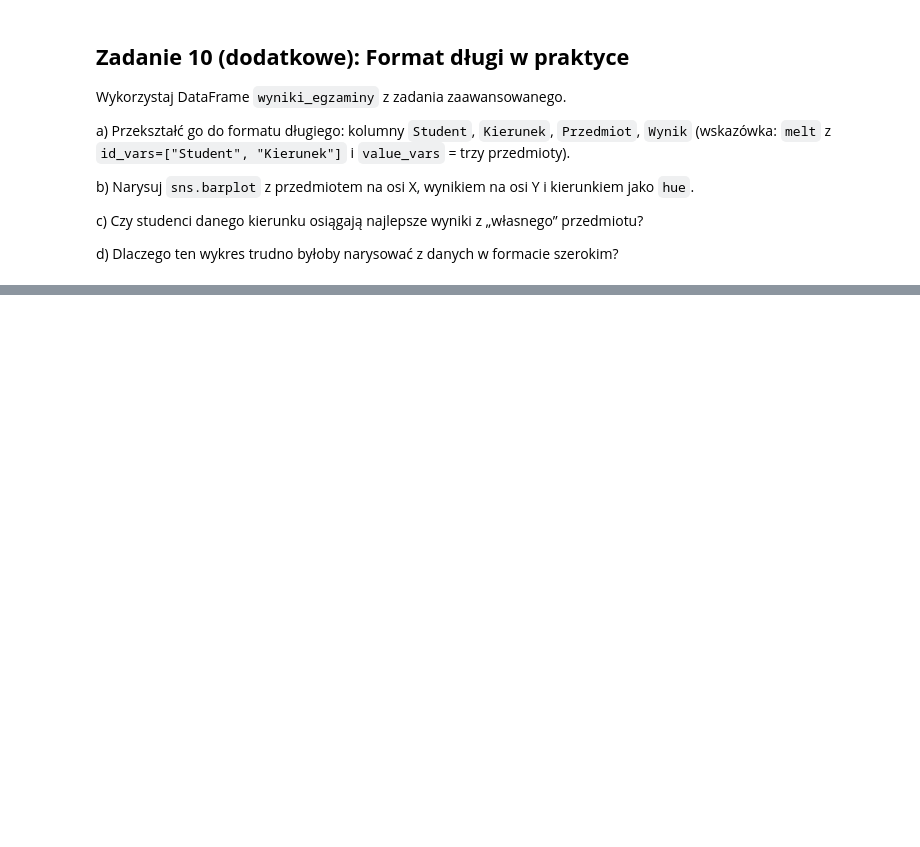
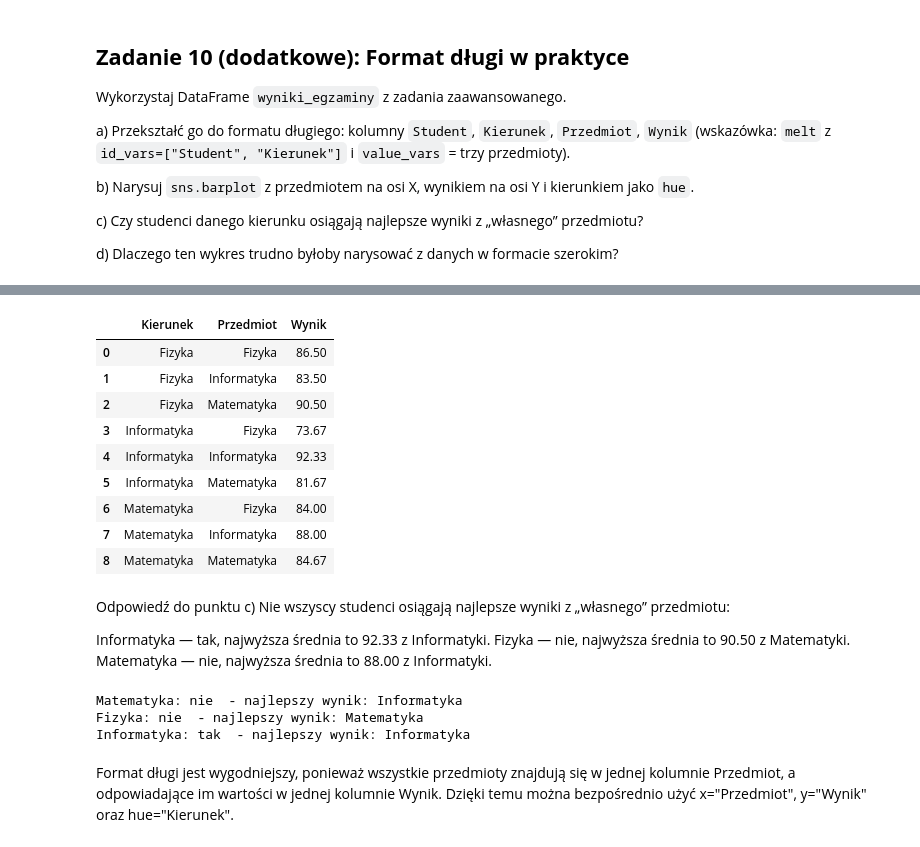
Before and after one commit to chudini-creator/Eksploracja-danych, a Jupyter notebook: Lab2_pandas_wizualizacja (1).ipynb, the cells around one changed output, grey strips where cells are left out. Cells and saved outputs as stored; diff of their text form; code cells hidden in the pictures; blank space fills up the shorter version.

```diff
--- a/Lab2_pandas_wizualizacja (1).ipynb
+++ b/Lab2_pandas_wizualizacja (1).ipynb
@@ -1245,0 +1296,49 @@ d) Dlaczego ten wykres trudno byłoby narysować z danych w formacie szerokim?
+# %%
+srednie_wyniki = (
+    wyniki_dlugie
+    .groupby(["Kierunek", "Przedmiot"], as_index=False)["Wynik"]
+    .mean()
+    .round(2)
+)
+
+srednie_wyniki
+# %% [output]
+|  | Kierunek | Przedmiot | Wynik |
+| 0 | Fizyka | Fizyka | 86.50 |
+| 1 | Fizyka | Informatyka | 83.50 |
+| 2 | Fizyka | Matematyka | 90.50 |
+| 3 | Informatyka | Fizyka | 73.67 |
+| 4 | Informatyka | Informatyka | 92.33 |
+| 5 | Informatyka | Matematyka | 81.67 |
+| 6 | Matematyka | Fizyka | 84.00 |
+| 7 | Matematyka | Informatyka | 88.00 |
+| 8 | Matematyka | Matematyka | 84.67 |
+# %% [markdown]
+Odpowiedź do punktu c)
+Nie wszyscy studenci osiągają najlepsze wyniki z „własnego” przedmiotu:
+
+Informatyka — tak, najwyższa średnia to 92.33 z Informatyki.
+Fizyka — nie, najwyższa średnia to 90.50 z Matematyki.
+Matematyka — nie, najwyższa średnia to 88.00 z Informatyki.
+# %%
+wlasne_przedmioty = {
+    "Matematyka": "Matematyka",
+    "Fizyka": "Fizyka",
+    "Informatyka": "Informatyka"
+}
+
+for kierunek, wlasny_przedmiot in wlasne_przedmioty.items():
+    dane = srednie_wyniki[srednie_wyniki["Kierunek"] == kierunek]
+    najlepszy = dane.loc[dane["Wynik"].idxmax(), "Przedmiot"]
+
+    print(
+        f"{kierunek}: "
+        f"{'tak' if najlepszy == wlasny_przedmiot else 'nie'} "
+        f" - najlepszy wynik: {najlepszy}"
+    )
+# %% [output]
+Matematyka: nie  - najlepszy wynik: Informatyka
+Fizyka: nie  - najlepszy wynik: Matematyka
+Informatyka: tak  - najlepszy wynik: Informatyka
+# %% [markdown]
+Format długi jest wygodniejszy, ponieważ wszystkie przedmioty znajdują się w jednej kolumnie Przedmiot, a odpowiadające im wartości w jednej kolumnie Wynik. Dzięki temu można bezpośrednio użyć x="Przedmiot", y="Wynik" oraz hue="Kierunek".
```
Also changed, not shown: parts of 5 cells of this notebook.
